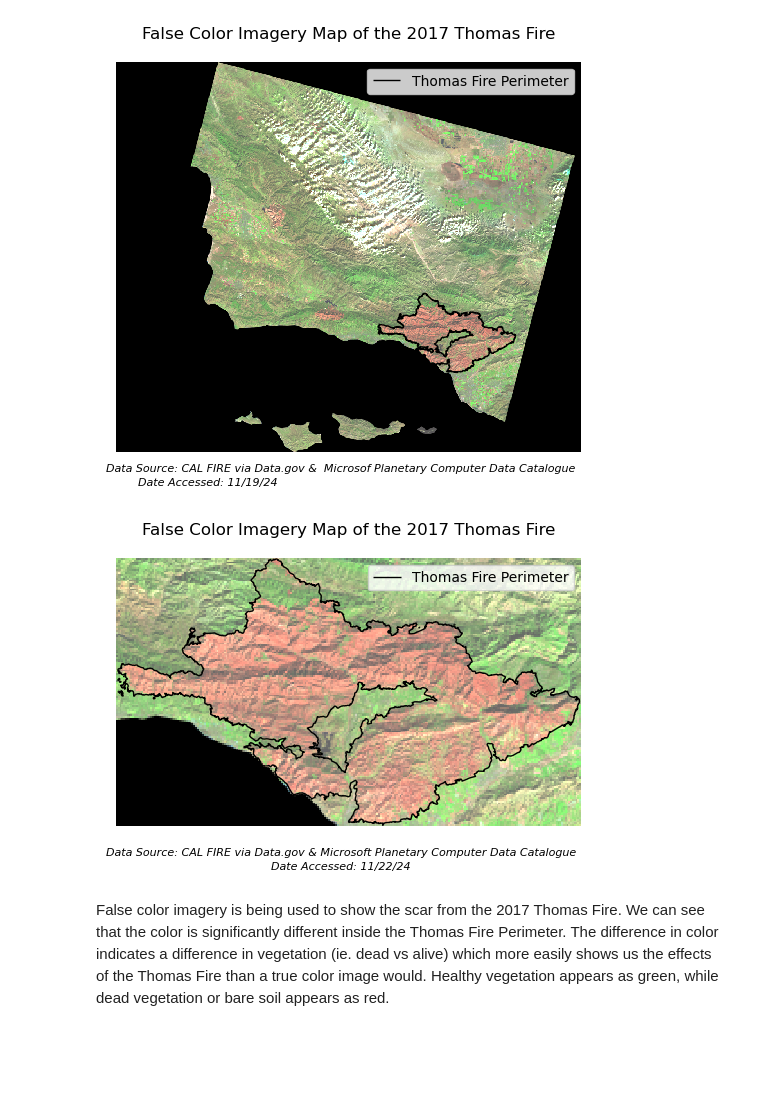
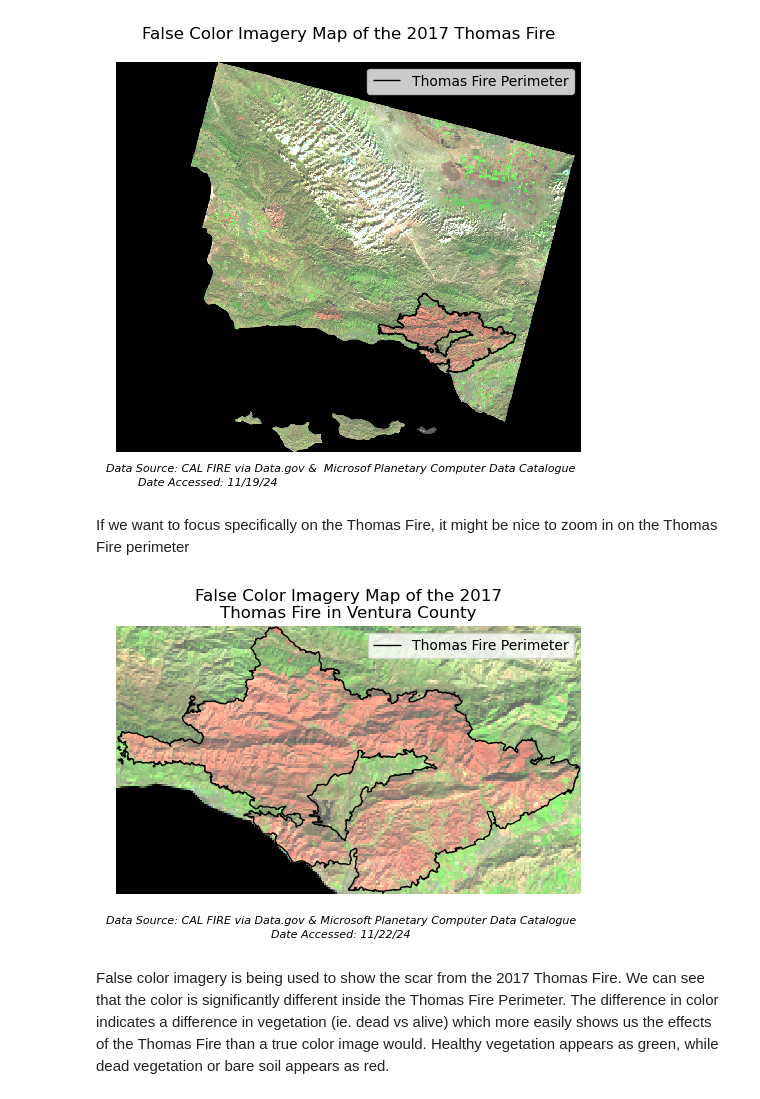
Before and after one commit to emmabeamitchell/eds220-hwk4, a Jupyter notebook: hwk4-task2-false-color-MITCHELL.ipynb, the cells around one changed output. Cells and saved outputs as stored; diff of their text form; code cells hidden in the pictures; blank space fills up the shorter version.

```diff
--- a/hwk4-task2-false-color-MITCHELL.ipynb
+++ b/hwk4-task2-false-color-MITCHELL.ipynb
@@ -183,23 +188,25 @@ ax.legend(loc='upper right')
 plt.show()
 # %% [output]
 [figure]
+# %% [markdown]
+If we want to focus specifically on the Thomas Fire, it might be nice to zoom in on the Thomas Fire perimeter
 # %%
 # Clip data
 landsat_small = landsat.rio.clip_box(*thomas_fire.total_bounds)
 # %%
 # Plot clipped data
 fig, ax = plt.subplots(figsize=(6, 6 * landsat_aspect_ratio))
 landsat_small[["swir22", "nir08", "red"]].to_array().plot.imshow(robust = True, ax=ax)
 thomas_fire.boundary.plot(ax=ax, linewidth=1, edgecolor='black', label = "Thomas Fire Perimeter")
 
 ax.set_axis_off()
-ax.set_title('False Color Imagery Map of the 2017 Thomas Fire')
+ax.set_title('False Color Imagery Map of the 2017\nThomas Fire in Ventura County')
 fig.text(0.5, 0.27, 'Data Source: CAL FIRE via Data.gov & Microsoft Planetary Computer Data Catalogue', ha='center', va='center', fontsize=8, color='black', fontstyle='italic')
 fig.text(0.5, 0.25, 'Date Accessed: 11/22/24', ha='center', va='center', fontsize=8, color='black', fontstyle='italic')
 ax.legend(loc='upper right')
 fig.savefig('landsat_map_thomas_fire.png', dpi=300, bbox_inches='tight')
 plt.show()
 # %% [output]
-[figure, old version]
+[figure, new version]
 # %% [markdown]
 False color imagery is being used to show the scar from the 2017 Thomas Fire. We can see that the color is significantly different inside the Thomas Fire Perimeter. The difference in color indicates a difference in vegetation (ie. dead vs alive) which more easily shows us the effects of the Thomas Fire than a true color image would. Healthy vegetation appears as green, while dead vegetation or bare soil appears as red.
```
Also changed, not shown: parts of 7 cells of this notebook, 4 other files.
